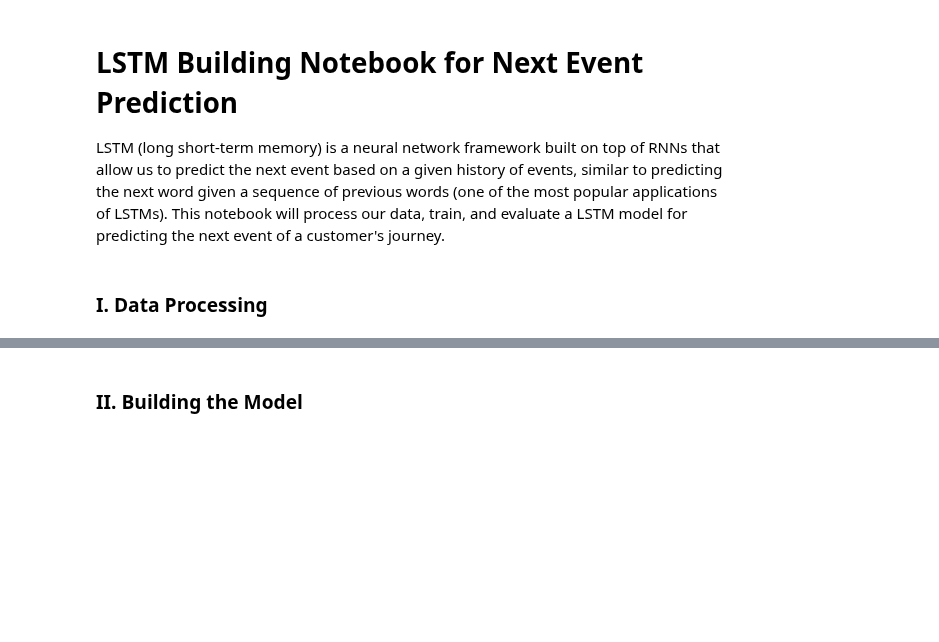
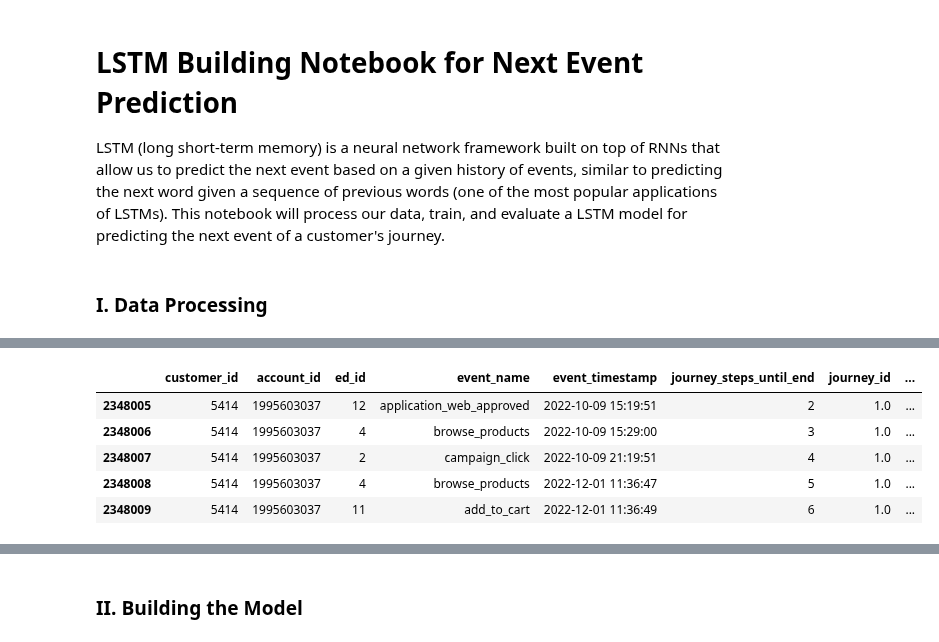
Before and after one commit to taroii/STATSM148, a Jupyter notebook: Python-Files/taro_lstm.ipynb, the cells around one changed output, grey strips where cells are left out. Saved outputs shown, nothing was run; the diff lists cells and outputs as text; code cells hidden in the pictures; blank space fills up the shorter version.

```diff
--- a/Python-Files/taro_lstm.ipynb
+++ b/Python-Files/taro_lstm.ipynb
@@ -41 +54,46 @@ num_classes = df.ed_id.nunique() # 27 (including customer_quit)
+# %%
+from datetime import timedelta
+
+df['order_shipped'] = df['event_name'] == 'order_shipped'
+
+# Group by customer and journey, then determine if 'order_shipped' occurs in each journey
+journey_success = df.groupby(['customer_id', 'journey_id'])['order_shipped'].any().reset_index(name='journey_success')
+
+# Merge this information back to the original DataFrame
+df = pd.merge(df, journey_success, how='left', on=['customer_id', 'journey_id'])
+
+# Identify journeys without 'order_shipped' by directly filtering where journey_success is False
+journeys_to_quit = df[df['journey_success'] == False].drop_duplicates(subset=['customer_id', 'journey_id'])
+
+# Step 2: For each journey that needs a 'customer_quit' event, add a row 60 days after the last event
+new_rows = []
+for _, row in journeys_to_quit.iterrows():
+    last_event_timestamp = df[(df['customer_id'] == row['customer_id']) & (df['journey_id'] == row['journey_id'])]['event_timestamp'].max()
+    new_row = row.copy()
+    new_row['event_name'] = 'customer_quit'
+    new_row['event_timestamp'] = last_event_timestamp + timedelta(days=60)
+    # This line is not needed anymore as we're not using 'order_shipped' in the new rows directly
+    # new_row['order_shipped'] = False
+    # Reset or adjust any other columns as needed for the new event
+    # For example, clear columns that shouldn't carry over to the customer_quit event
+    new_rows.append(new_row)
+
+# Append new_rows to the DataFrame
+if new_rows:  # Check if there are any rows to add
+    df = pd.concat([df, pd.DataFrame(new_rows)], ignore_index=True)
+
+# Since we're not using 'order_shipped' in the new rows, we can drop the column earlier if you prefer
+df.drop(columns=['order_shipped'], inplace=True)
+
+# Sort df by 'customer_id', 'journey_id', and 'event_timestamp' if needed
+df.sort_values(by=['customer_id', 'journey_id', 'event_timestamp'], inplace=True)
+# %%
+df.head()
+# %% [output]
+|  | customer_id | account_id | ed_id | event_name | event_timestamp | journey_steps_until_end | journey_id | ... |
+| 2348005 | 5414 | 1995603037 | 12 | application_web_approved | 2022-10-09 15:19:51 | 2 | 1.0 | ... |
+| 2348006 | 5414 | 1995603037 | 4 | browse_products | 2022-10-09 15:29:00 | 3 | 1.0 | ... |
+| 2348007 | 5414 | 1995603037 | 2 | campaign_click | 2022-10-09 21:19:51 | 4 | 1.0 | ... |
+| 2348008 | 5414 | 1995603037 | 4 | browse_products | 2022-12-01 11:36:47 | 5 | 1.0 | ... |
+| 2348009 | 5414 | 1995603037 | 11 | add_to_cart | 2022-12-01 11:36:49 | 6 | 1.0 | ... |
 # %%
```
Also changed, not shown: parts of 22 cells of this notebook, 1 other file.
